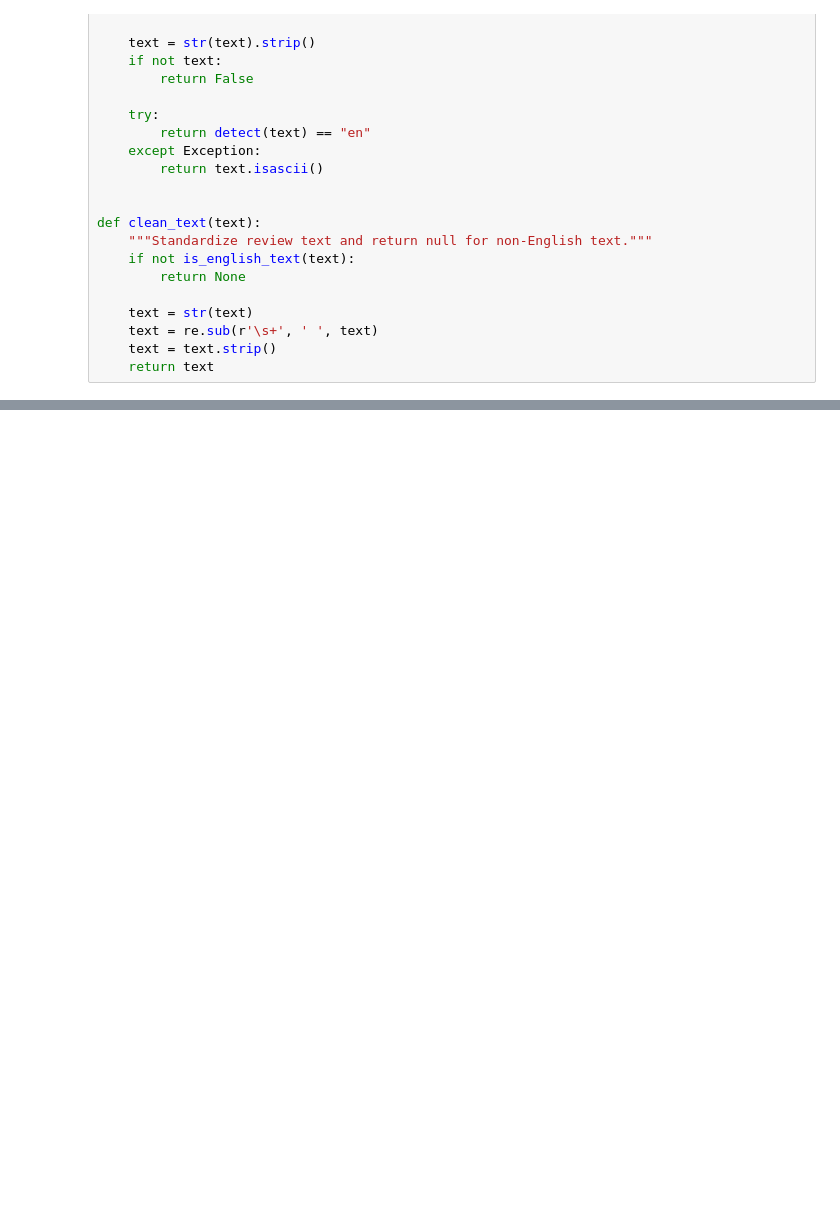
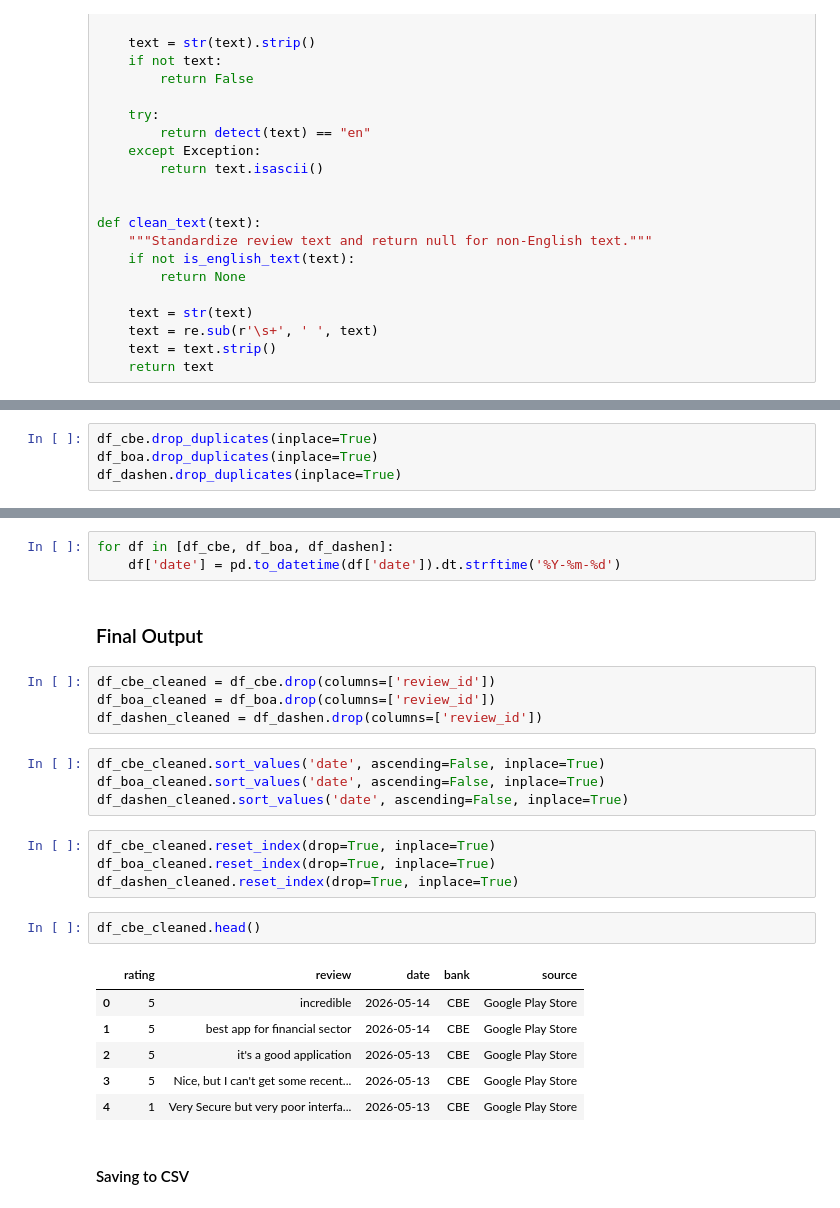
Before and after one commit to kalkidan-hub/fintech-review-analytics, a Jupyter notebook: notebooks/web_scraping.ipynb, the cells around one changed output, grey strips where cells are left out. Saved outputs shown, nothing was run; the diff lists cells and outputs as text; blank space fills up the shorter version.

```diff
--- a/notebooks/web_scraping.ipynb
+++ b/notebooks/web_scraping.ipynb
@@ -343,0 +364,4 @@ Overall rationale: drop rows with missing critical fields, deduplicate, normaliz
+# %%
+df_cbe.drop_duplicates(inplace=True)
+df_boa.drop_duplicates(inplace=True)
+df_dashen.drop_duplicates(inplace=True)
@@ -343,0 +386,28 @@ Overall rationale: drop rows with missing critical fields, deduplicate, normaliz
+# %%
+for df in [df_cbe, df_boa, df_dashen]:
+    df['date'] = pd.to_datetime(df['date']).dt.strftime('%Y-%m-%d')
+# %% [markdown]
+### Final Output
+# %%
+df_cbe_cleaned = df_cbe.drop(columns=['review_id'])
+df_boa_cleaned = df_boa.drop(columns=['review_id'])
+df_dashen_cleaned = df_dashen.drop(columns=['review_id'])
+# %%
+df_cbe_cleaned.sort_values('date', ascending=False, inplace=True)
+df_boa_cleaned.sort_values('date', ascending=False, inplace=True)
+df_dashen_cleaned.sort_values('date', ascending=False, inplace=True)
+# %%
+df_cbe_cleaned.reset_index(drop=True, inplace=True)
+df_boa_cleaned.reset_index(drop=True, inplace=True)
+df_dashen_cleaned.reset_index(drop=True, inplace=True)
+# %%
+df_cbe_cleaned.head()
+# %% [output]
+|  | rating | review | date | bank | source |
+| 0 | 5 | incredible | 2026-05-14 | CBE | Google Play Store |
+| 1 | 5 | best app for financial sector | 2026-05-14 | CBE | Google Play Store |
+| 2 | 5 | it's a good application | 2026-05-13 | CBE | Google Play Store |
+| 3 | 5 | Nice, but I can't get some recent... | 2026-05-13 | CBE | Google Play Store |
+| 4 | 1 | Very Secure but very poor interfa... | 2026-05-13 | CBE | Google Play Store |
+# %% [markdown]
+#### Saving to CSV
```
Also changed, not shown: parts of 70 cells of this notebook.
